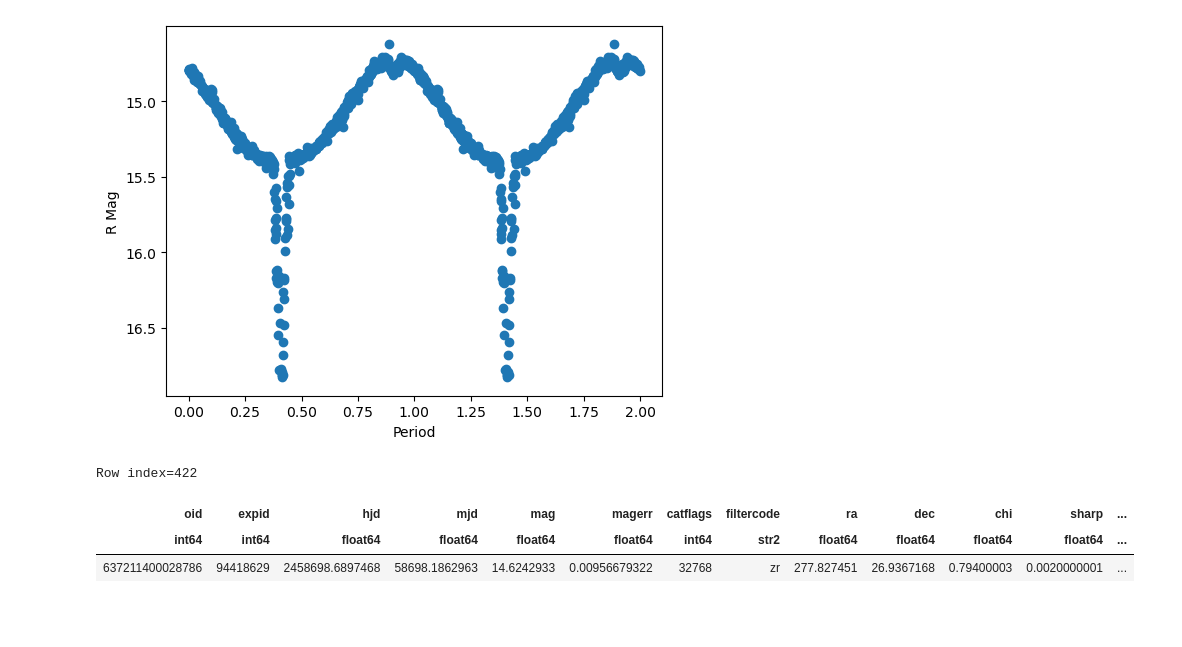
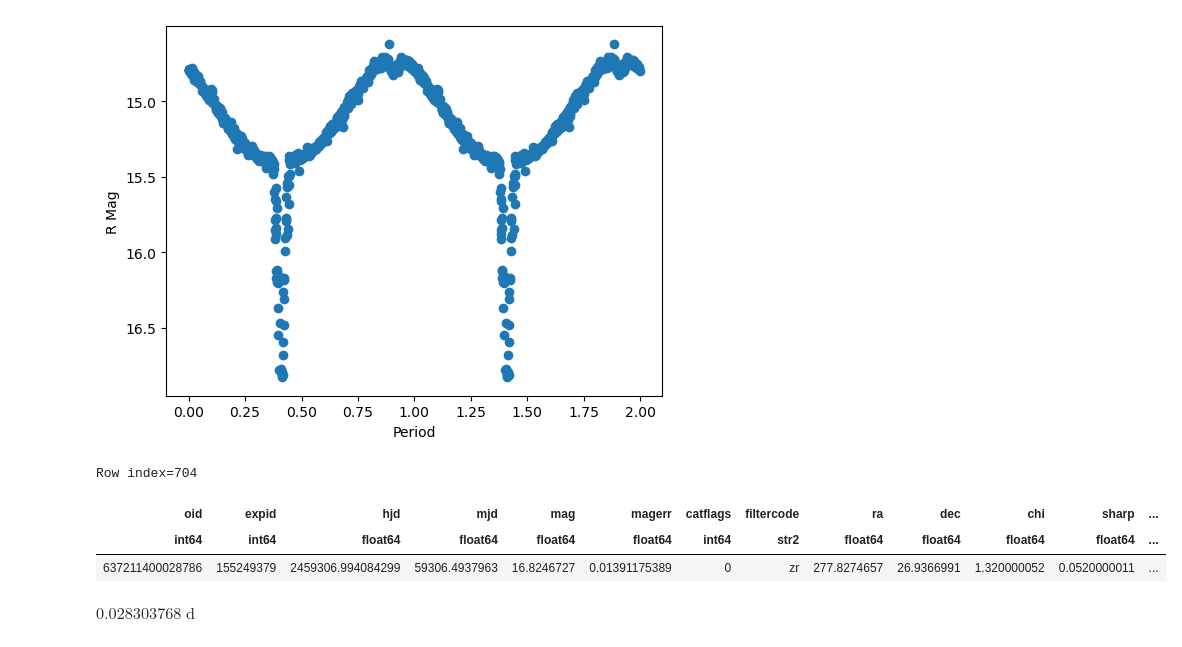
Before and after one commit to Hallflower20/palomar-project, a Jupyter notebook: planning/J183118.ipynb, the cells around one changed output. Saved outputs shown, nothing was run; the diff lists cells and outputs as text; code cells hidden in the pictures; blank space fills up the shorter version.

```diff
--- a/planning/J183118.ipynb
+++ b/planning/J183118.ipynb
@@ -79,17 +79,20 @@ plt.ylabel("R Mag")
 Text(0, 0.5, 'R Mag')
 [figure]
 # %%
-eclipsing = lightcurve_ztf[np.argmin(lightcurve_ztf["mag"])]
+eclipsing = lightcurve_ztf[np.argmax(lightcurve_ztf["mag"])]
 eclipsing
 # %% [output]
-Row index=422
+Row index=704
 | oid | expid | hjd | mjd | mag | magerr | catflags | filtercode | ra | dec | chi | sharp | ... |
 | int64 | int64 | float64 | float64 | float64 | float64 | int64 | str2 | float64 | float64 | float64 | float64 | ... |
-| 637211400028786 | 94418629 | 2458698.6897468 | 58698.1862963 | 14.6242933 | 0.00956679322 | 32768 | zr | 277.827451 | 26.9367168 | 0.79400003 | 0.0020000001 | ... |
+| 637211400028786 | 155249379 | 2459306.994084299 | 59306.4937963 | 16.8246727 | 0.01391175389 | 0 | zr | 277.8274657 | 26.9366991 | 1.320000052 | 0.0520000011 | ... |
 # %%
 primary_eclipse_time = Time(eclipsing["mjd"], format='mjd')
 orbital_period = ztf_p
 eclipse_duration = 0.06 * ztf_p
+eclipse_duration
+# %% [output]
+$0.028303768 \; \mathrm{d}$
 # %%
 objects = EclipsingSystem(primary_eclipse_time=primary_eclipse_time,
                            orbital_period=orbital_period, duration=eclipse_duration,
```
Also changed, not shown: parts of 2 cells of this notebook, 5 other files.
